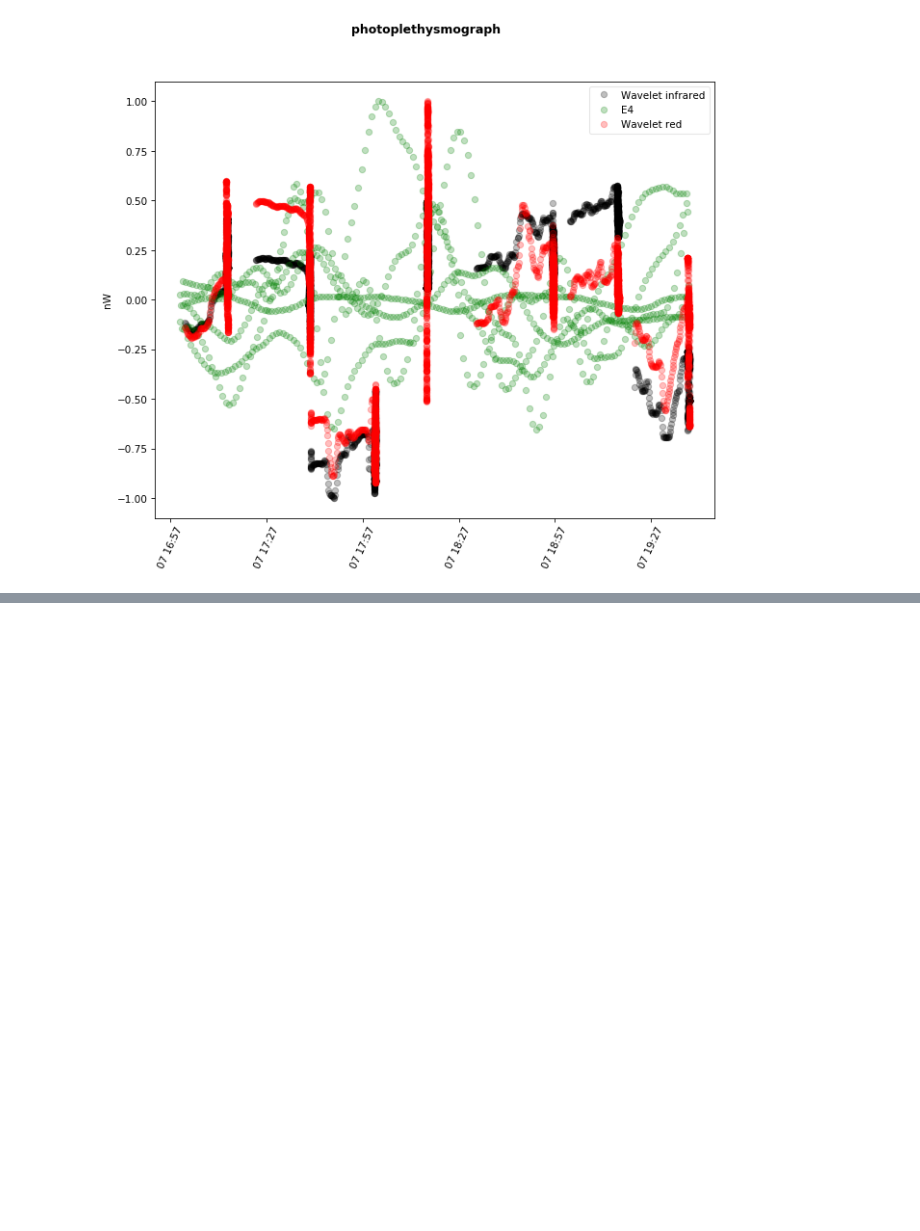
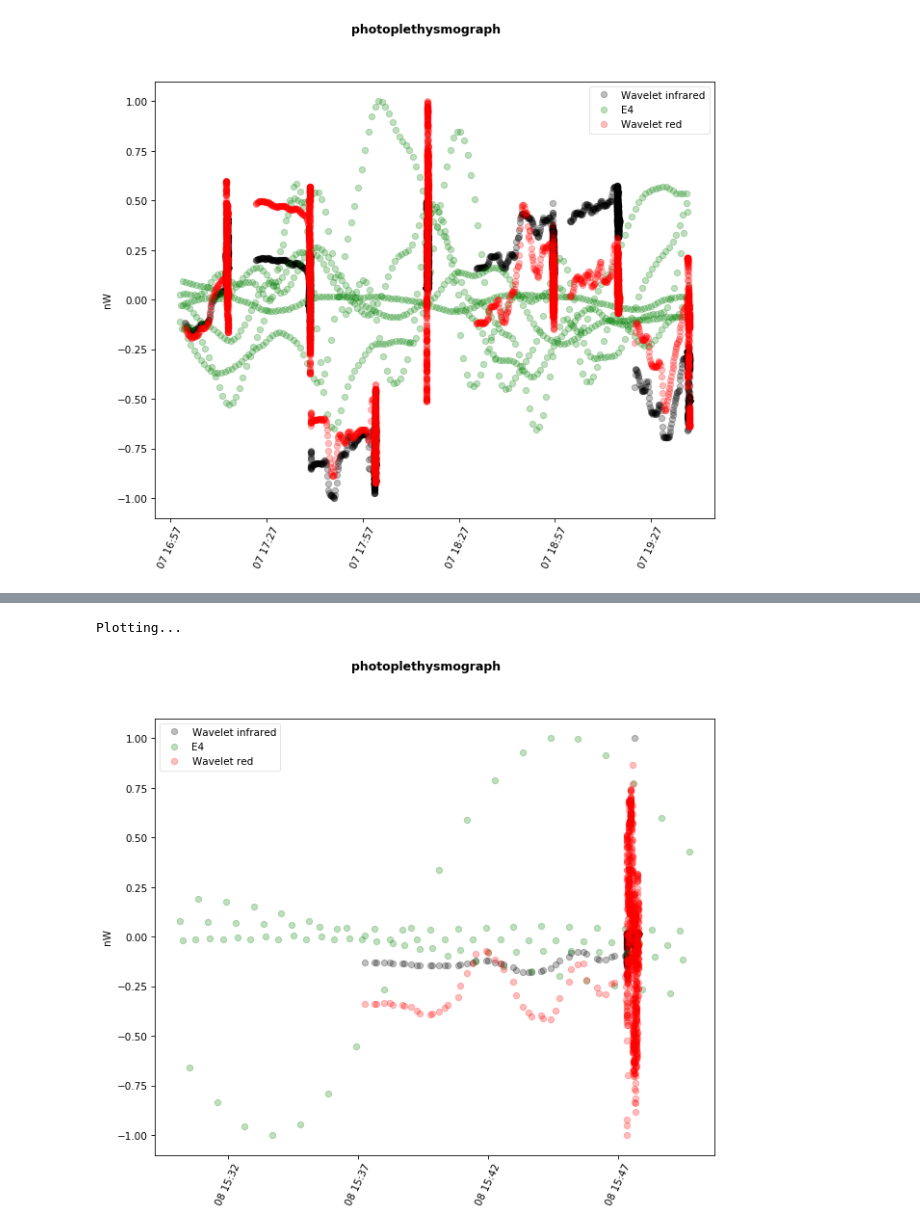
Before and after one commit to ChildMindInstitute/Healthy-Brain-Network-wearable-evaluation, a Jupyter notebook: ppg.ipynb, the cells around one changed output, grey strips where cells are left out. Saved outputs shown, nothing was run; the diff lists cells and outputs as text; code cells hidden in the pictures; blank space fills up the shorter version.

```diff
--- a/ppg.ipynb
+++ b/ppg.ipynb
@@ -90,0 +138,5 @@ Plotting...
+# %%
+linechart(demean_and_normalize(shifted_df), line=False)
+# %% [output]
+Plotting...
+[figure, added]
```
Also changed, not shown: parts of 4 cells of this notebook, 2 other files.
